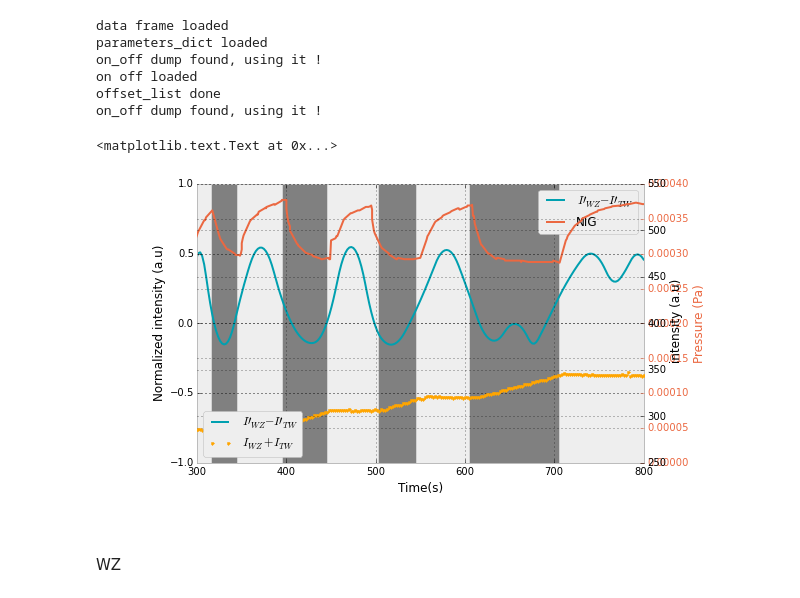
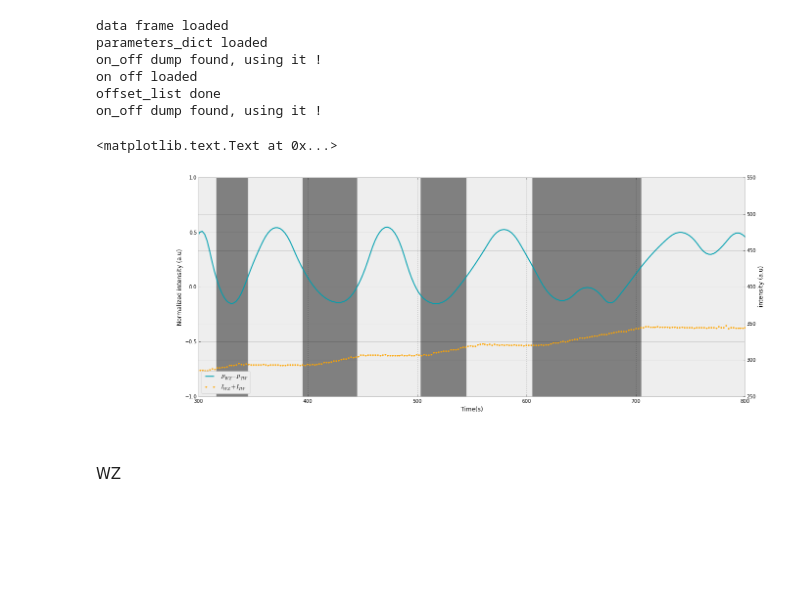
Before and after one commit to giulioungaretti/SPring8, a Jupyter notebook: Untitled1.ipynb, the cells around one changed output. Cells and saved outputs as stored; diff of their text form; code cells hidden in the pictures; blank space fills up the shorter version.

```diff
--- a/Untitled1.ipynb
+++ b/Untitled1.ipynb
@@ -15,21 +14,20 @@ def shade(on_off, ax):
 # %%
 name = 'InAs0799time3'
 data, parameters_dict, on_off, offset_list = loadme(name)
 fig_1, ax_1 = do_diff_derivatives(
-    data, parameters_dict, 'TW', name, False, True, True, True,figsize=(8,5))
+    data, parameters_dict, 'TW', name, False, False, True, True,figsize=(20,8))
 
-ax_1.plot(data.index,data.Int_WZ)
 ax_1.set_xlim(300,800)
 ax_1.set_xlabel('Time(s)')
 # %% [output]
 data frame loaded
 parameters_dict loaded
 on_off dump found, using it !
 on off loaded
 offset_list done
 on_off dump found, using it !
 <matplotlib.text.Text at 0x...>
-[figure, old version]
+[figure, new version]
 # %%
 x = data.index
 y = data.Int_WZ
```
Also changed, not shown: parts of 8 cells of this notebook.
